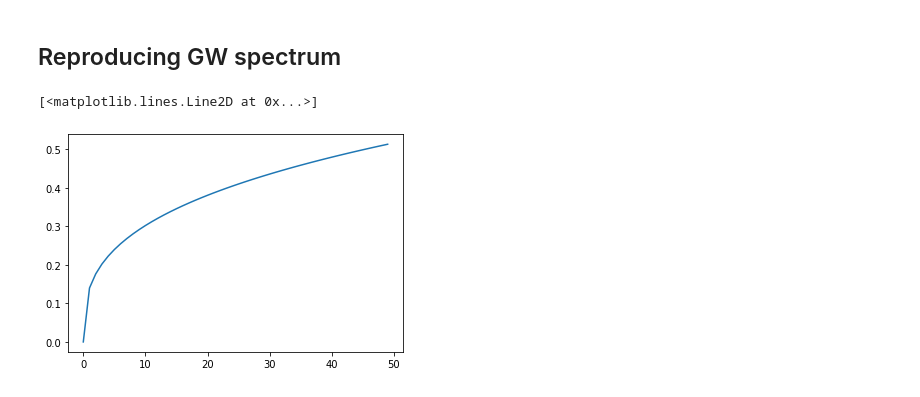
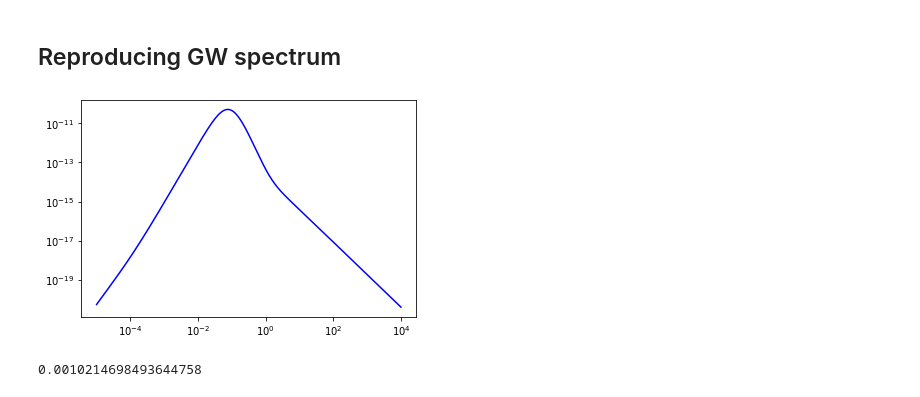
Before and after one commit to zafe312/Gravitational-Waves-as-a-Probe-of-Left-Right-Symmetry-Breaking, a Jupyter notebook: Gravitational_Waves_as_a_Probe_of_Left_Right_Symmetry_Breaking.ipynb, the cells around one changed output. Drawn from its saved outputs; the diff is of its cells as text; code cells hidden in the pictures.

```diff
--- a/Gravitational_Waves_as_a_Probe_of_Left_Right_Symmetry_Breaking.ipynb
+++ b/Gravitational_Waves_as_a_Probe_of_Left_Right_Symmetry_Breaking.ipynb
@@ -90,12 +90,17 @@ v_{R} & 0
 # %% [markdown]
 ## Parameter Space:
 # %%
-BP1 = (246,1e4,1e-3,0.13,0,1.20400,0,0.13414,1.2613,1.5140,0,0,0.30246,0.10765,0,0,0,0.65,0.4324,0.95,1,0,0,0.13414*1e4**2)
-BP2 = (246,1e6,1e-3,0.13,0,0.88814,0,0.11146,1.4109,1.5489,0,0,0.15557,0.11185,0,0,0,0.65,0.4324,0.95,1,0,0,0.11146*1e6**2)
-BP3 = (246,1e4,0,0.13,0,0.6,0,0.001,0.900218,0.900215,0,0,0,1.14815,0,0,0,0.65,0.4324,0.95,0.78595,0,0,0.001*1e4**2)
-BP4 = (246,5e4,0,0.13,0,0.6,0,0.002,0.401126,0.401126,0.040113,0,0,0.378138,0,0,0,0.65,0.4324,0.95,0.52404,0,0,0.002*5e4**2)
+BP1 = (246,1e4,1e-3,0.13,0,1.20400,0,0.13414,1.2613,1.5140,0,0,0.30246,0.10765,0,0,0,0.65,0.4324,0.95,1,0,0,0.13414*1e4**2,0.0035,4007,5896,6216)
+BP2 = (246,1e6,1e-3,0.13,0,0.88814,0,0.11146,1.4109,1.5489,0,0,0.15557,0.11185,0,0,0,0.65,0.4324,0.95,1,0,0,0.11146*1e6**2,0.0034,3458,5.754e5,6.063e5)
+BP3 = (246,1e4,0,0.13,0,0.6,0,0.001,0.900218,0.900215,0,0,0,1.14815,0,0,0,0.65,0.4324,0.95,0.78595,0,0,0.001*1e4**2,0.46, 626.2, 608.3, 9451)
+BP4 = (246,5e4,0,0.13,0,0.6,0,0.002,0.401126,0.401126,0.040113,0,0,0.378138,0,0,0,0.65,0.4324,0.95,0.52404,0,0,0.002*5e4**2,0.18, 1386, 4484, 7469)
 
-v, vR, tanB, lam1, lam2, lam3, lam4, rho1, rho2, rho3, rho4, al1, al2, al3, beta1, beta2, beta3, g, g_BL, yt, yM, mu1sq, mu2sq, mu3sq = BP1
+v, vR, tanB, lam1, lam2, lam3, lam4, rho1, rho2, rho3, rho4, al1, al2, al3, beta1, beta2, beta3, g, g_BL, yt, yM, mu1sq, mu2sq, mu3sq, al, bOverH, Tn, Tc = BP3
+
+# v1, vR1, tanB1, lam11, lam21, lam31, lam41, rho11, rho21, rho31, rho41, al11, al21, al31, beta11, beta21, beta31, g1, g_BL1, yt1, yM1, mu1sq1, mu2sq1, mu3sq1, al1, bOverH1, Tn1, Tc1 = BP1
+# v2, vR2, tanB2, lam12, lam22, lam32, lam42, rho12, rho22, rho32, rho42, al12, al22, al32, beta12, beta22, beta32, g2, g_BL2, yt2, yM2, mu1sq2, mu2sq2, mu3sq2, al2, bOverH2, Tn2, Tc2 = BP2
+# v3, vR3, tanB3, lam13, lam23, lam33, lam43, rho13, rho23, rho33, rho43, al13, al23, al33, beta13, beta23, beta33, g3, g_BL3, yt3, yM3, mu1sq3, mu2sq3, mu3sq3, al3, bOverH3, Tn3, Tc3 = BP3
+# v4, vR4, tanB4, lam14, lam24, lam34, lam44, rho14, rho24, rho34, rho44, al14, al24, al34, beta14, beta24, beta34, g4, g_BL4, yt4, yM4, mu1sq4, mu2sq4, mu3sq4, al4, bOverH4, Tn4, Tc4 = BP4
 # %% [markdown]
 ## Reproducing Figure 1
 # %%
@@ -115,28 +120,31 @@ plt.show()
 # %% [markdown]
 ## Reproducing GW spectrum
 # %%
-H = 1
-beta = 1
-al = 1
 kv = al/(0.73+0.083*np.sqrt(al)+al)
 gStar = 134
 vw = 1
-fSW = 100
+fSW = (1.9e-5/vw)*bOverH*(Tn/100)*(gStar/100)**(1/6)
 kTurb = kv
-fTurb = 1000
-hStar = 100
+fTurb = (2.7e-5/vw)*bOverH*(Tn/100)*(gStar/100)**(1/6)
+hStar = (16.5e-6)*(Tn/100)*(gStar/100)**(1/6)
 
 
-def omegaSW(f):
-  return 2.65e-6*(H/beta)*(kv*al/(1+al))**2*(100/gStar)**(1/3)*vw*(f/fSW)**3*(7/(4+3*(f/fSW)**2))**(7/2)
+def omegaSW(f,n=1):
+  return 2.65e-6*(1/bOverH)*(kv*al/(1+al))**2*(100/gStar)**(1/3)*vw*(f/fSW)**3*(7/(4+3*(f/fSW)**2))**(7/2)
 
 def omegaTurb(f):
-  return 3.35e-4*(H/beta)*(kTurb*al/(1+al))**(3/2)*(100/gStar)**(1/3)*vw*(f/fTurb)**3*(1/((1+(f/fTurb))**(11/3))*(1+(8*np.pi*f/hStar)))
+  return 3.35e-4*(1/bOverH)*(kTurb*al/(1+al))**(3/2)*(100/gStar)**(1/3)*vw*(f/fTurb)**3*(1/(((1+(f/fTurb))**(11/3))*(1+(8*np.pi*f/hStar))))
 
 def omegaGW(f):
   return omegaSW(f) + omegaTurb(f)
 
-plt.plot(omegaGW(np.linspace(0,100000000)))
+ff = np.logspace(-5,4,1000)
+plt.plot(ff,omegaGW(ff),color='blue')
+plt.loglog()
+plt.show()
 # %% [output]
-[<matplotlib.lines.Line2D at 0x...>]
-[figure, old version]
+[figure, new version]
+# %%
+hStar
+# %% [output]
+0.0010214698493644758
```
